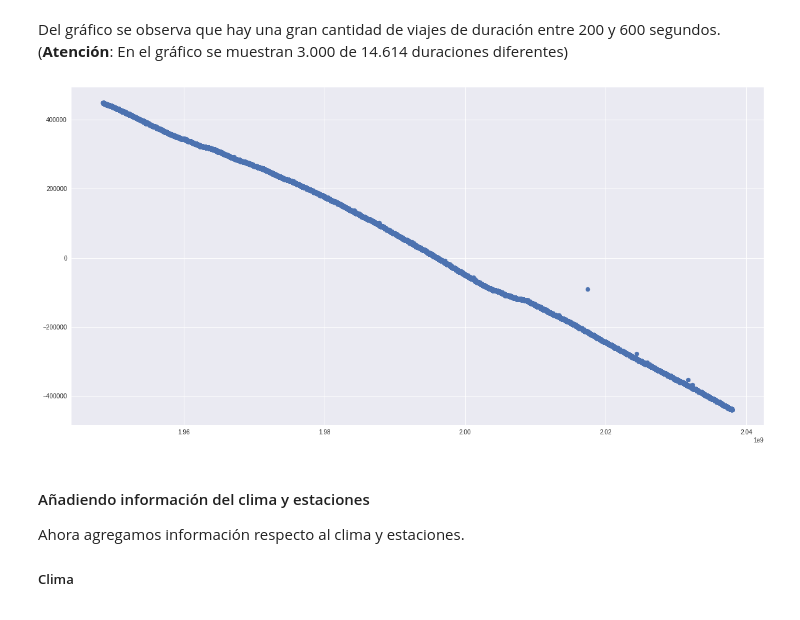
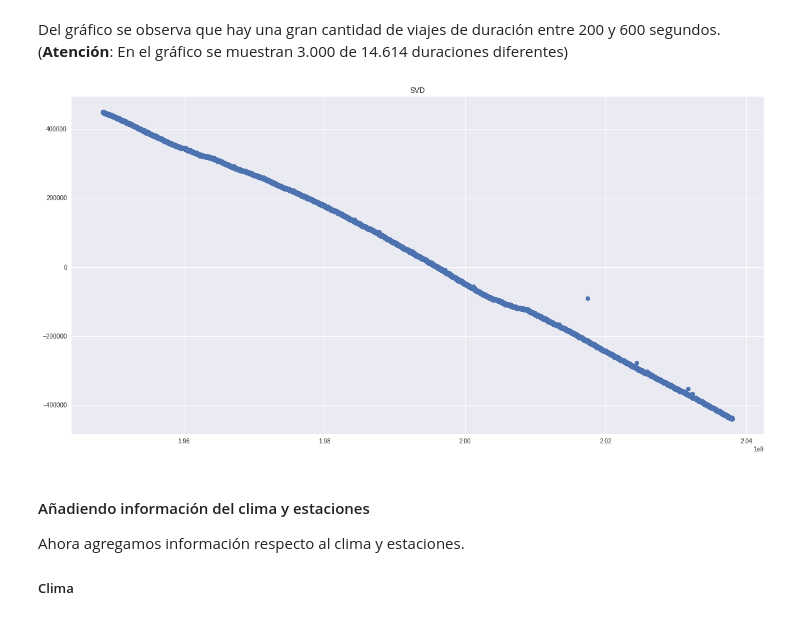
Before and after one commit to frisjon/tp2, a Jupyter notebook: trabajo_practico_2.ipynb, the cells around one changed output. Cells and saved outputs as stored; diff of their text form; code cells hidden in the pictures.

```diff
--- a/trabajo_practico_2.ipynb
+++ b/trabajo_practico_2.ipynb
@@ -117,13 +114,14 @@ cp_train['sub_type'] = cp_train['sub_type'].map(subscriber)
 # %%
 from sklearn.decomposition import TruncatedSVD
 
 svd = TruncatedSVD(n_components=2, n_iter=7)
 X   = svd.fit_transform(cp_train.values)
 
 plt.figure(figsize=(20, 10));
+plt.title('SVD');
 plt.scatter(X[:, 0], X[:, 1]);
 # %% [output]
-[figure, old version]
+[figure, new version]
 # %%
 #Quitamos algunos features innecesarios y que no se pueden utilizar
 train.drop(['ss_name', 'es_name', 'z_code', 'e_date','es_id','id'], axis=1, inplace=True)
```
Also changed, not shown: parts of 24 cells of this notebook, 1 other file.
